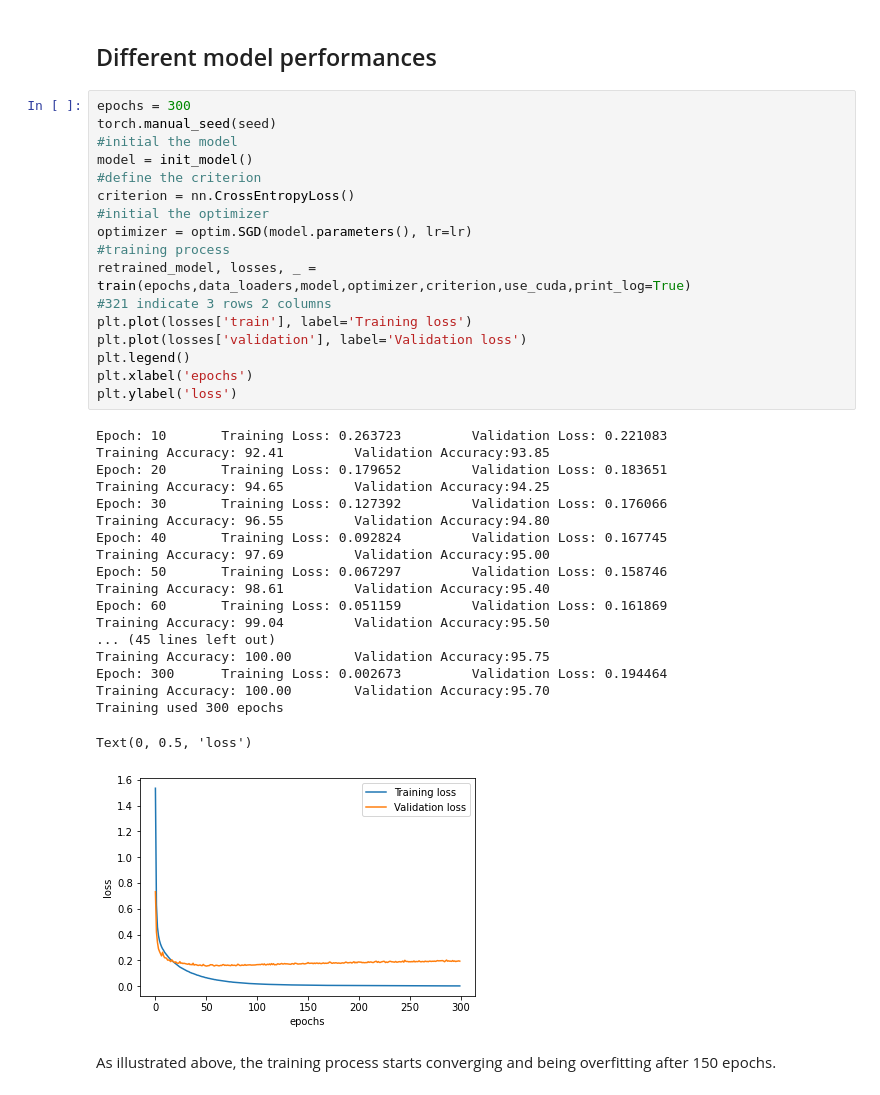
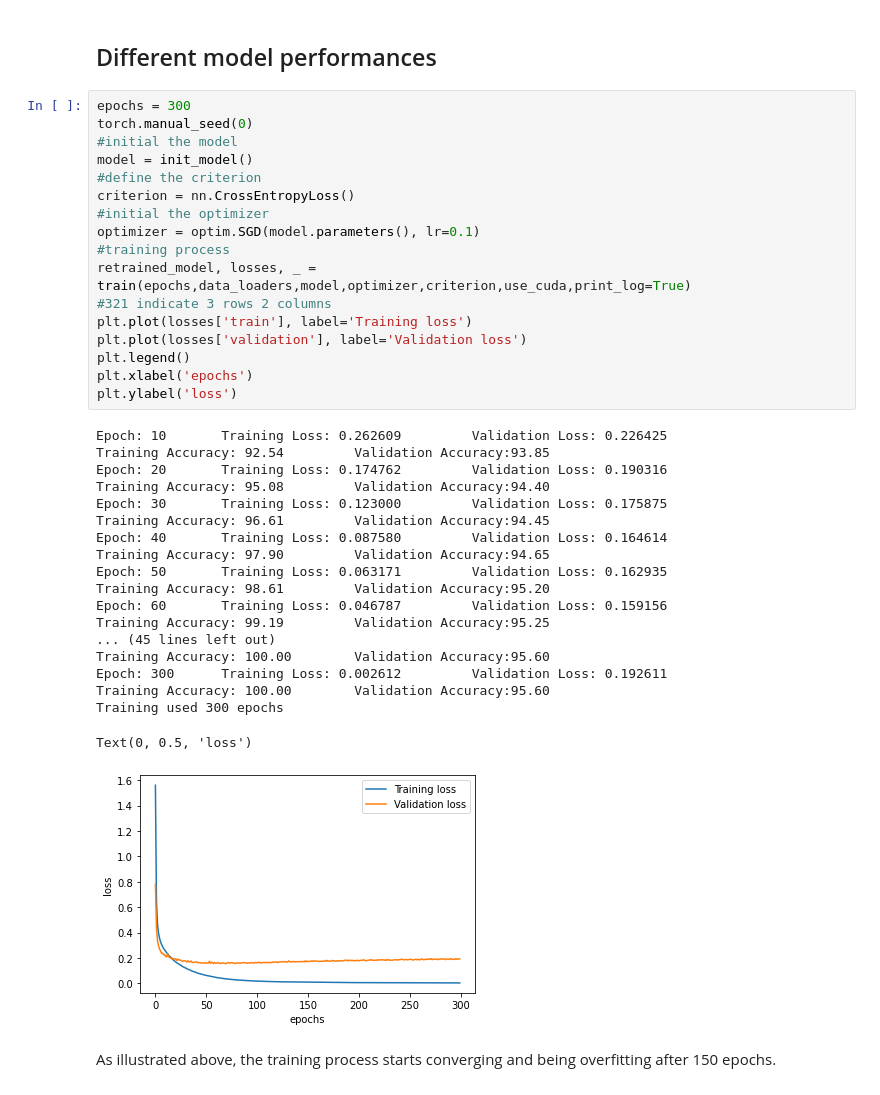
Before and after one commit to xdr100/5241HW, a Jupyter notebook: HW4Q5.ipynb, the cells around one changed output. Saved outputs shown, nothing was run; the diff lists cells and outputs as text.

```diff
--- a/HW4Q5.ipynb
+++ b/HW4Q5.ipynb
@@ -171,41 +171,41 @@ def train(n_epochs, loaders, model, optimizer, criterion, use_cuda, tol= 0.001,
 ## Different model performances
 # %%
 epochs = 300
-torch.manual_seed(seed)
+torch.manual_seed(0)
 #initial the model
 model = init_model()
 #define the criterion
 criterion = nn.CrossEntropyLoss()
 #initial the optimizer
-optimizer = optim.SGD(model.parameters(), lr=lr)
+optimizer = optim.SGD(model.parameters(), lr=0.1)
 #training process
 retrained_model, losses, _ = train(epochs,data_loaders,model,optimizer,criterion,use_cuda,print_log=True)
 #321 indicate 3 rows 2 columns
 plt.plot(losses['train'], label='Training loss')
 plt.plot(losses['validation'], label='Validation loss')
 plt.legend()
 plt.xlabel('epochs')
 plt.ylabel('loss')
 # %% [output]
-Epoch: 10       Training Loss: 0.263723         Validation Loss: 0.221083
-Training Accuracy: 92.41         Validation Accuracy:93.85
-Epoch: 20       Training Loss: 0.179652         Validation Loss: 0.183651
-Training Accuracy: 94.65         Validation Accuracy:94.25
-Epoch: 30       Training Loss: 0.127392         Validation Loss: 0.176066
-Training Accuracy: 96.55         Validation Accuracy:94.80
-Epoch: 40       Training Loss: 0.092824         Validation Loss: 0.167745
-Training Accuracy: 97.69         Validation Accuracy:95.00
-Epoch: 50       Training Loss: 0.067297         Validation Loss: 0.158746
-Training Accuracy: 98.61         Validation Accuracy:95.40
-Epoch: 60       Training Loss: 0.051159         Validation Loss: 0.161869
-Training Accuracy: 99.04         Validation Accuracy:95.50
+Epoch: 10       Training Loss: 0.262609         Validation Loss: 0.226425
+Training Accuracy: 92.54         Validation Accuracy:93.85
+Epoch: 20       Training Loss: 0.174762         Validation Loss: 0.190316
+Training Accuracy: 95.08         Validation Accuracy:94.40
+Epoch: 30       Training Loss: 0.123000         Validation Loss: 0.175875
+Training Accuracy: 96.61         Validation Accuracy:94.45
+Epoch: 40       Training Loss: 0.087580         Validation Loss: 0.164614
+Training Accuracy: 97.90         Validation Accuracy:94.65
+Epoch: 50       Training Loss: 0.063171         Validation Loss: 0.162935
+Training Accuracy: 98.61         Validation Accuracy:95.20
+Epoch: 60       Training Loss: 0.046787         Validation Loss: 0.159156
+Training Accuracy: 99.19         Validation Accuracy:95.25
 ... (45 lines left out)
-Training Accuracy: 100.00        Validation Accuracy:95.75
-Epoch: 300      Training Loss: 0.002673         Validation Loss: 0.194464
-Training Accuracy: 100.00        Validation Accuracy:95.70
+Training Accuracy: 100.00        Validation Accuracy:95.60
+Epoch: 300      Training Loss: 0.002612         Validation Loss: 0.192611
+Training Accuracy: 100.00        Validation Accuracy:95.60
 Training used 300 epochs
 Text(0, 0.5, 'loss')
-[figure, old version]
+[figure, new version]
 # %% [markdown]
 As illustrated above, the training process starts converging and being overfitting after 150 epochs.
 # %%
```
Also changed, not shown: parts of 6 cells of this notebook.
